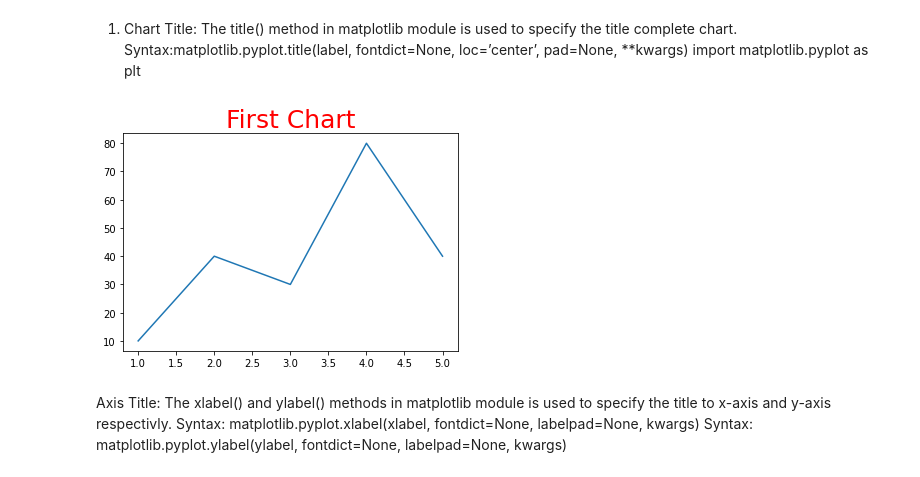
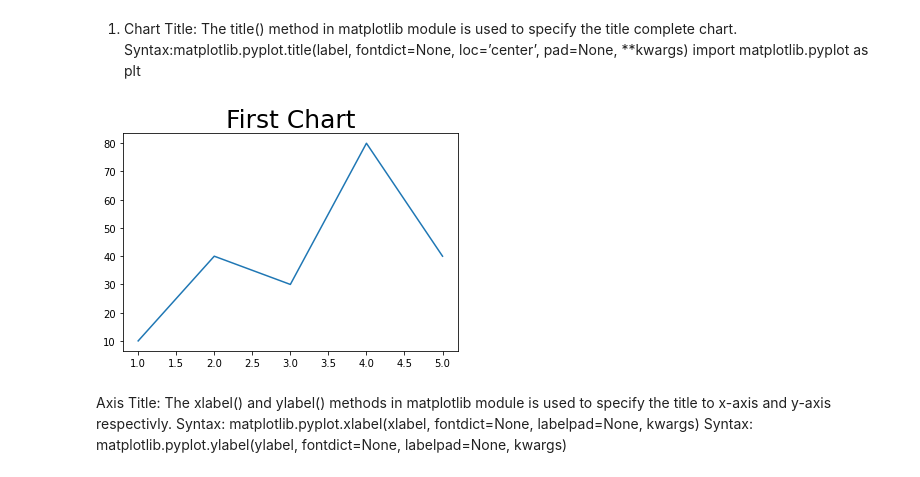
Before and after one commit to Prajwald07/pydatabase, a Jupyter notebook: Data_visualization_with_python.ipynb, the cells around one changed output. Saved outputs shown, nothing was run; the diff lists cells and outputs as text; code cells hidden in the pictures.

Commit message:
graphs

```diff
--- a/Data_visualization_with_python.ipynb
+++ b/Data_visualization_with_python.ipynb
@@ -77,12 +174,12 @@ import matplotlib.pyplot as plt
 # %%
 import matplotlib.pyplot as plt
 x = [1,2,3,4,5]
 y = [10,40,30,80,40]
 plt.plot(x, y)
-plt.title('First Chart', color='r', fontsize=25)
+plt.title('First Chart', color='k', fontsize=25)
 plt.show()
 # %% [output]
-[figure, old version]
+[figure, new version]
 # %% [markdown]
 Axis Title: The xlabel() and ylabel() methods in matplotlib module is used to specify the title to x-axis and y-axis respectivly.
 Syntax: matplotlib.pyplot.xlabel(xlabel, fontdict=None, labelpad=None, kwargs) Syntax: matplotlib.pyplot.ylabel(ylabel, fontdict=None, labelpad=None, kwargs)
```
Also changed, not shown: parts of 31 cells of this notebook.
